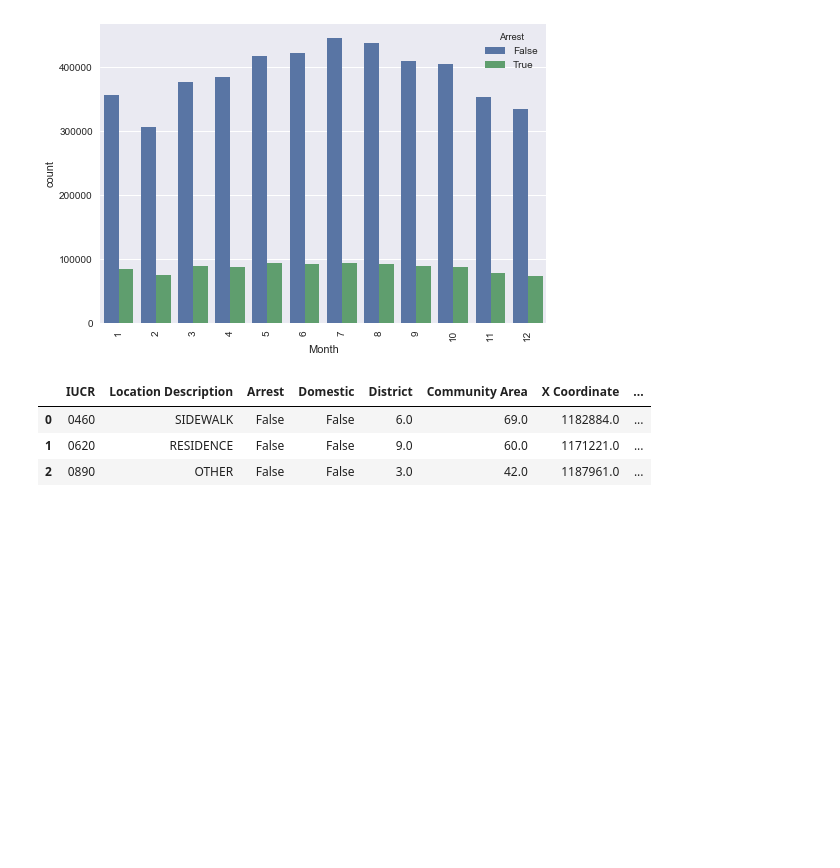
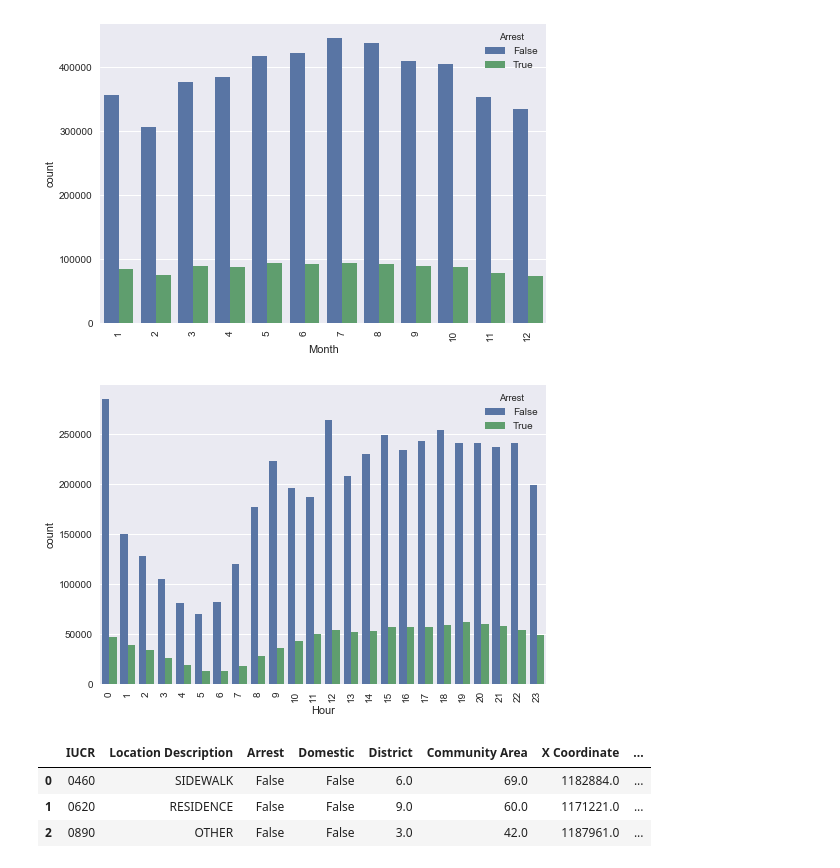
Before and after one commit to SakthivelRavi/ArrestPrediction, a Jupyter notebook: Seaborn-Celine.ipynb, the cells around one changed output. Cells and saved outputs as stored; diff of their text form; code cells hidden in the pictures; blank space fills up the shorter version.

Commit message:
pdf with images

```diff
--- a/Seaborn-Celine.ipynb
+++ b/Seaborn-Celine.ipynb
@@ -37,9 +37,14 @@ def label_day_of_month (row) :
 def label_month(row) :
     dt = row["Datetime"]
     return dt.month
+
 def label_year(row) :
     dt = row["Datetime"]
     return dt.year
+
+def label_hour(row) :
+    dt = row["Datetime"]
+    return dt.hour
 # %%
 crime["Datetime"] = crime.apply(lambda row : convert_to_datetime(row), axis = 1)
 crime[:3]
@@ -107,3 +112,6 @@ usable_crime["Day of Week"] = usable_crime.apply(lambda row : label_day_of_week(
 usable_crime["Day Of Month"] = usable_crime.apply(lambda row : label_day_of_month(row), axis = 1)
 # %%
 usable_crime["Month"] = usable_crime.apply(lambda row : label_month(row), axis = 1)
+# %%
+usable_crime["Hour"] = usable_crime.apply(lambda row : label_hour(row), axis = 1)
+usable_crime[:3]
@@ -125,3 +139,16 @@ sns.countplot(x='Month', hue='Arrest', data=usable_crime)
 plt.show()
 # %% [output]
 [figure]
+# %%
+plt.xticks(rotation=90)
+sns.countplot(x='Hour', hue='Arrest', data=usable_crime)
+plt.show()
+# %% [output]
+[figure, added]
+# %%
+logistic_crime = usable_crime.copy(True)
+# %% [output]
+|  | IUCR | Location Description | Arrest | Domestic | District | Community Area | X Coordinate | ... |
+| 0 | 0460 | SIDEWALK | False | False | 6.0 | 69.0 | 1182884.0 | ... |
+| 1 | 0620 | RESIDENCE | False | False | 9.0 | 60.0 | 1171221.0 | ... |
+| 2 | 0890 | OTHER | False | False | 3.0 | 42.0 | 1187961.0 | ... |
@@ -128,10 +163,9 @@ plt.show()
 # %%
-logistic_crime = usable_crime.copy(True)
 logistic_crime.drop(["ID", "Case Number", "Date", "Block", "Primary Type", "Description", "Beat", "Ward", "FBI Code", "Updated On", "Location" ], inplace = True, axis=1)
+logistic_crime[:3]
 
-logistic_crime[:3]
+logistic_crime['sin_hour'] = np.sin(2*np.pi*logistic_crime_crime["Hour"]/24)
+logistic_crime['cos_hour'] = np.cos(2*np.pi*logistic_crime["Hour"]/24)
+
+logistic_crime['sin_month'] = np.sin(2*np.pi*(logistic_crime_crime["Month"] - 1)/12)
+logistic_crime['cos_month'] = np.cos(2*np.pi*(logistic_crime["Month"] - 1)/12)
-# %% [output]
-|  | IUCR | Location Description | Arrest | Domestic | District | Community Area | X Coordinate | ... |
-| 0 | 0460 | SIDEWALK | False | False | 6.0 | 69.0 | 1182884.0 | ... |
-| 1 | 0620 | RESIDENCE | False | False | 9.0 | 60.0 | 1171221.0 | ... |
-| 2 | 0890 | OTHER | False | False | 3.0 | 42.0 | 1187961.0 | ... |
```
Also changed, not shown: parts of 2 cells of this notebook, 1 other file.
